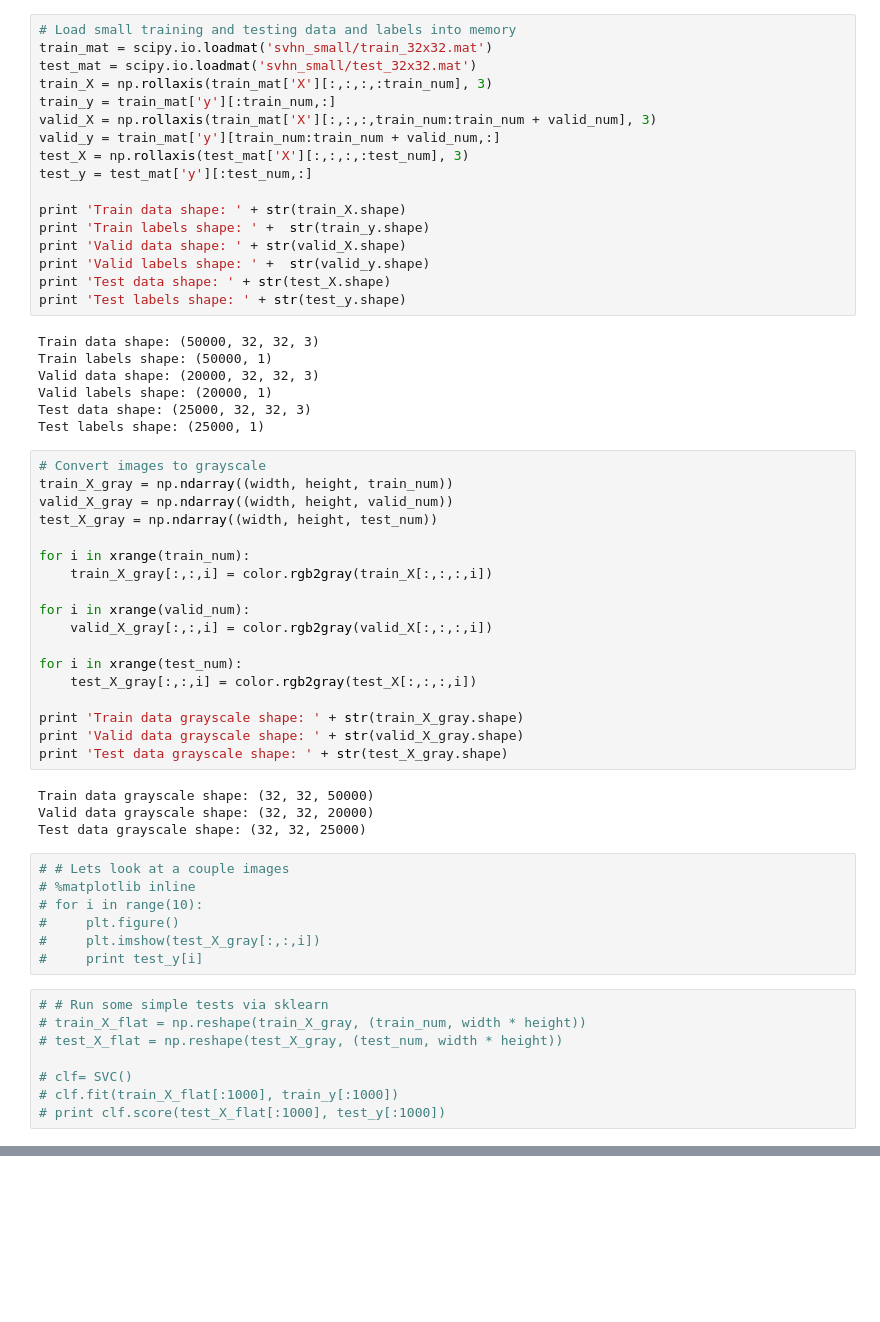
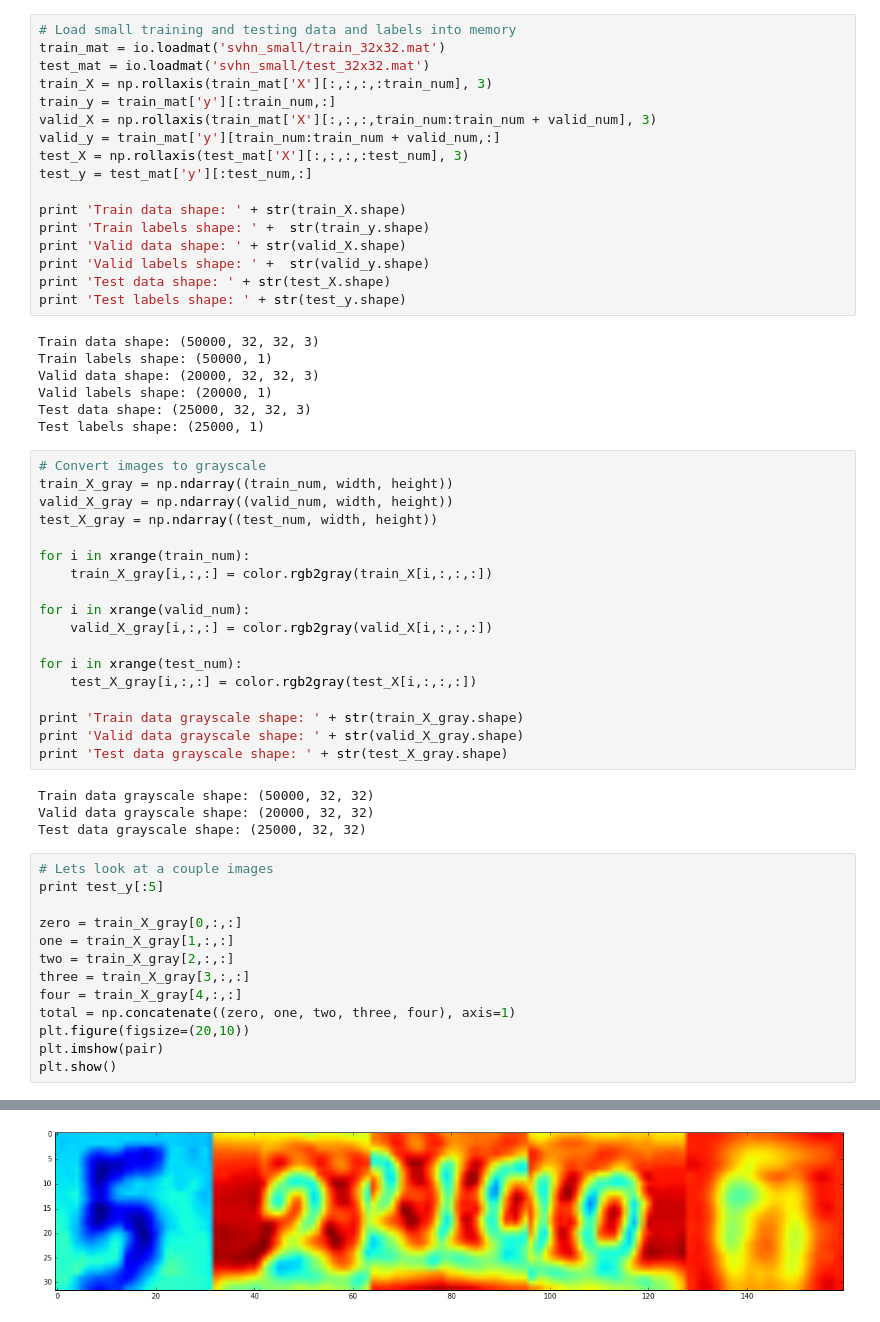
Before and after one commit to charlescc9/deep-learning-image-classification, a Jupyter notebook: svhn.ipynb, the cells around one changed output, grey strips where cells are left out. Drawn from its saved outputs; the diff is of its cells as text; blank space fills up the shorter version.

Commit message:
style: updated style
Updated sylte for printing final results and displaying images

```diff
--- a/svhn.ipynb
+++ b/svhn.ipynb
@@ -17,8 +18,8 @@ num_channels = 1
 labels = [1, 2, 3, 4, 5, 6, 7, 8, 9, 10]
 # %%
 # Load small training and testing data and labels into memory
-train_mat = scipy.io.loadmat('svhn_small/train_32x32.mat')
-test_mat = scipy.io.loadmat('svhn_small/test_32x32.mat')
+train_mat = io.loadmat('svhn_small/train_32x32.mat')
+test_mat = io.loadmat('svhn_small/test_32x32.mat')
 train_X = np.rollaxis(train_mat['X'][:,:,:,:train_num], 3)
 train_y = train_mat['y'][:train_num,:]
 valid_X = np.rollaxis(train_mat['X'][:,:,:,train_num:train_num + valid_num], 3)
@@ -41,38 +42,37 @@ Test data shape: (25000, 32, 32, 3)
 Test labels shape: (25000, 1)
 # %%
 # Convert images to grayscale
-train_X_gray = np.ndarray((width, height, train_num))
-valid_X_gray = np.ndarray((width, height, valid_num))
-test_X_gray = np.ndarray((width, height, test_num))
+train_X_gray = np.ndarray((train_num, width, height))
+valid_X_gray = np.ndarray((valid_num, width, height))
+test_X_gray = np.ndarray((test_num, width, height))
 
 for i in xrange(train_num):
-    train_X_gray[:,:,i] = color.rgb2gray(train_X[:,:,:,i])
+    train_X_gray[i,:,:] = color.rgb2gray(train_X[i,:,:,:])
 
 for i in xrange(valid_num):
-    valid_X_gray[:,:,i] = color.rgb2gray(valid_X[:,:,:,i])
+    valid_X_gray[i,:,:] = color.rgb2gray(valid_X[i,:,:,:])
 
 for i in xrange(test_num):
-    test_X_gray[:,:,i] = color.rgb2gray(test_X[:,:,:,i])
+    test_X_gray[i,:,:] = color.rgb2gray(test_X[i,:,:,:])
 
 print 'Train data grayscale shape: ' + str(train_X_gray.shape)
 print 'Valid data grayscale shape: ' + str(valid_X_gray.shape)
 print 'Test data grayscale shape: ' + str(test_X_gray.shape)
 # %% [output]
-Train data grayscale shape: (32, 32, 50000)
-Valid data grayscale shape: (32, 32, 20000)
-Test data grayscale shape: (32, 32, 25000)
+Train data grayscale shape: (50000, 32, 32)
+Valid data grayscale shape: (20000, 32, 32)
+Test data grayscale shape: (25000, 32, 32)
-# %%
-# # Lets look at a couple images
-# %matplotlib inline
-# for i in range(10):
-#     plt.figure()
-#     plt.imshow(test_X_gray[:,:,i])
-#     print test_y[i]
-# %%
-# # Run some simple tests via sklearn
-# train_X_flat = np.reshape(train_X_gray, (train_num, width * height))
-# test_X_flat = np.reshape(test_X_gray, (test_num, width * height))
-
-# clf= SVC()
-# clf.fit(train_X_flat[:1000], train_y[:1000])
-# print clf.score(test_X_flat[:1000], test_y[:1000])
+# %%
+# Lets look at a couple images
+print test_y[:5]
+
+zero = train_X_gray[0,:,:]
+one = train_X_gray[1,:,:]
+two = train_X_gray[2,:,:]
+three = train_X_gray[3,:,:]
+four = train_X_gray[4,:,:]
+total = np.concatenate((zero, one, two, three, four), axis=1)
+plt.figure(figsize=(20,10))
+plt.imshow(pair)
+plt.show()
+# %% [output]
@@ -79,3 +84,4 @@ Test data grayscale shape: (32, 32, 25000)
+[figure, added]
 # %%
 # Randomize data
 def randomize(data, labels):
```
Also changed, not shown: parts of 8 cells of this notebook.
